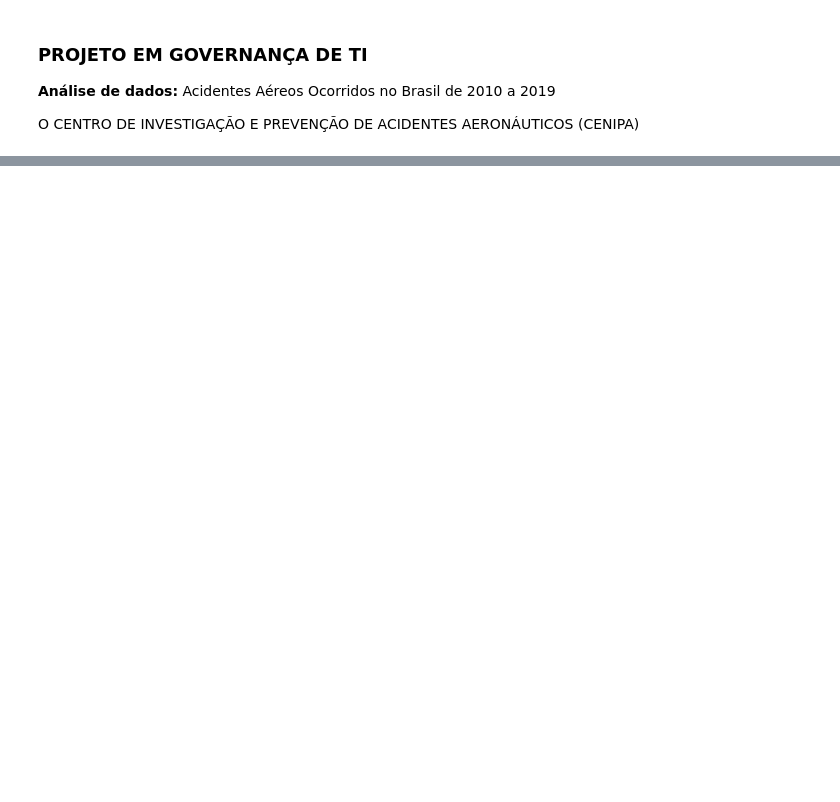
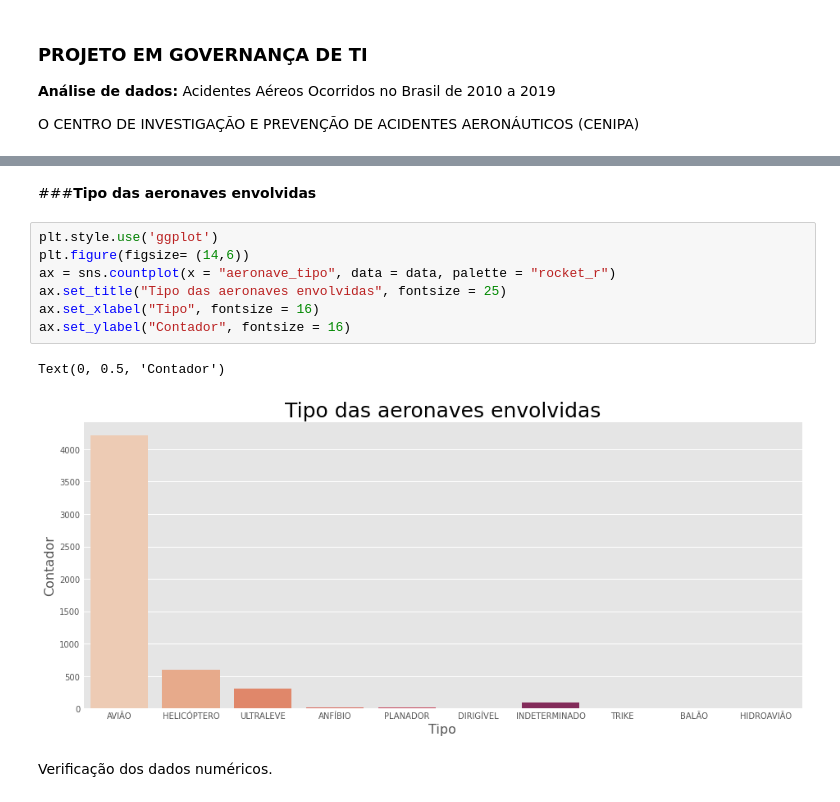
Before and after one commit to pyrdna85/Ciencia-de-dados, a Jupyter notebook: Projeto.ipynb, the cells around one changed output, grey strips where cells are left out. Cells and saved outputs as stored; diff of their text form; blank space fills up the shorter version.

```diff
--- a/Projeto.ipynb
+++ b/Projeto.ipynb
@@ -27,0 +185,14 @@ array(['codigo', 'tipo', 'descricao', 'cidade', 'estado', 'data', 'ano',
+# %% [markdown]
+###**Tipo das aeronaves envolvidas**
+# %%
+plt.style.use('ggplot')
+plt.figure(figsize= (14,6))
+ax = sns.countplot(x = "aeronave_tipo", data = data, palette = "rocket_r")
+ax.set_title("Tipo das aeronaves envolvidas", fontsize = 25)
+ax.set_xlabel("Tipo", fontsize = 16)
+ax.set_ylabel("Contador", fontsize = 16)
+# %% [output]
+Text(0, 0.5, 'Contador')
+[figure, added]
+# %% [markdown]
+Verificação dos dados numéricos.
```
Also changed, not shown: parts of 23 cells of this notebook.
